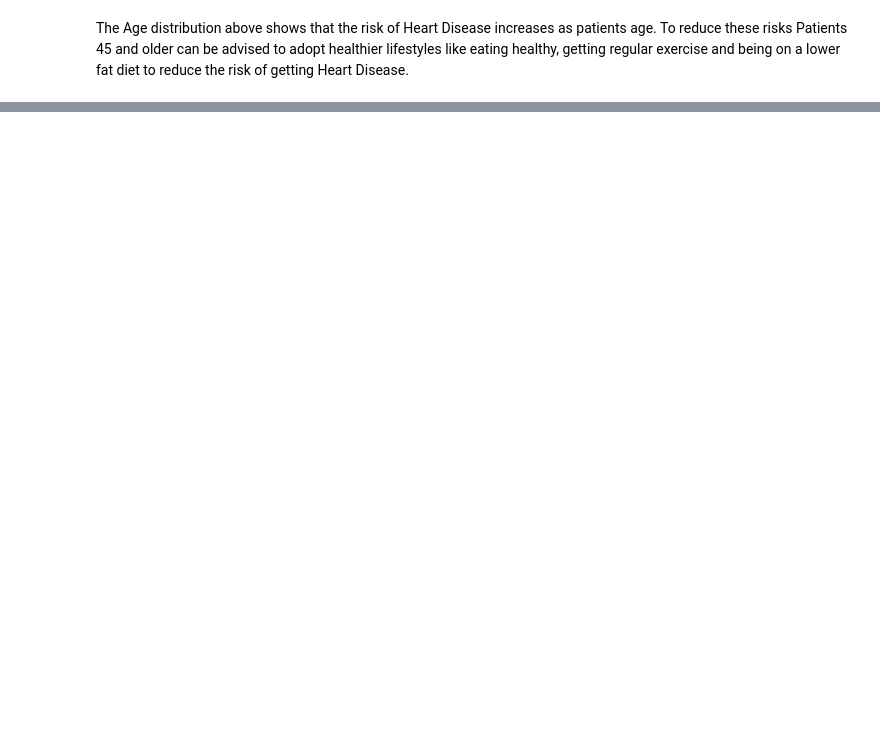
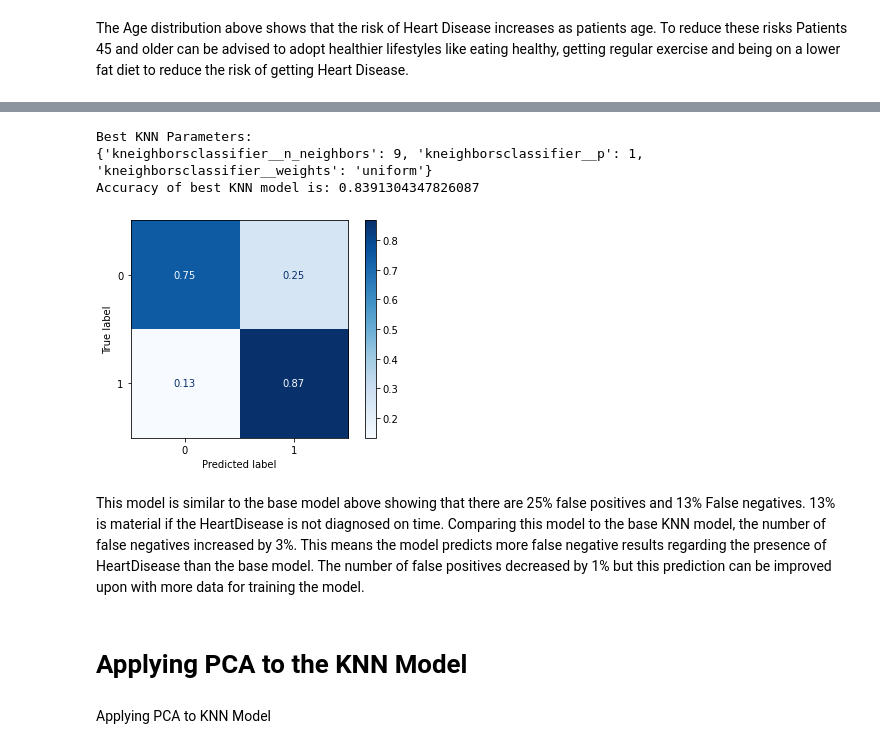
Before and after one commit to Swaghanaian/Heart-Disease, a Jupyter notebook: Project_2.ipynb, the cells around one changed output, grey strips where cells are left out. Saved outputs shown, nothing was run; the diff lists cells and outputs as text; code cells hidden in the pictures; blank space fills up the shorter version.

```diff
--- a/Project_2.ipynb
+++ b/Project_2.ipynb
@@ -224,0 +371,9 @@ The Age distribution above shows that the risk of Heart Disease increases as pat
+# %%
+#Define the hyperparameters to be tested
+knn_params = {'kneighborsclassifier__n_neighbors': range(1,10),
+              'kneighborsclassifier__p': range(1,5),
+              'kneighborsclassifier__weights': ['uniform']}
+# %%
+#Instantiate the Gridsearch with the KNN pipeline and the knn_params
+knn_gs = GridSearchCV(knn_pipe, knn_params)
+knn_gs.fit(X_train, y_train)
@@ -224,0 +395,31 @@ The Age distribution above shows that the risk of Heart Disease increases as pat
+# %%
+#To see which hyperparameters gave the best results
+print('Best KNN Parameters:')
+print(knn_gs.best_params_)
+best_knn_pipe = knn_gs.best_estimator_
+print(f'Accuracy of best KNN model is: {best_knn_pipe.score(X_test, y_test)}')
+# %% [output]
+Best KNN Parameters:
+{'kneighborsclassifier__n_neighbors': 9, 'kneighborsclassifier__p': 1, 'kneighborsclassifier__weights': 'uniform'}
+Accuracy of best KNN model is: 0.8391304347826087
+# %%
+#Instantiate final KNN Model
+final_knn = KNeighborsClassifier(n_neighbors = 9, p = 2, weights = 'uniform')
+final_knn_pipe = make_pipeline(column_transformer,final_knn)
+
+#fitting the final model
+final_knn_pipe.fit(X_train,y_train)
+
+# Predict final KNN model
+
+final_knn_train_preds = final_knn_pipe.predict(X_train)
+final_knn_test_preds = final_knn_pipe.predict(X_test)
+# %%
+#Using Confusion matrix to display predictions
+ConfusionMatrixDisplay.from_predictions(y_test,final_knn_test_preds, cmap = 'Blues',normalize='true');
+# %% [output]
+[figure, added]
+# %% [markdown]
+This model is similar to the base model above showing that there are 25% false positives and 13% False negatives. 13% is material if the HeartDisease is not diagnosed on time. Comparing this model to the base KNN model, the number of false negatives increased by 3%. This means the model predicts more false negative results regarding the presence of HeartDisease than the base model. The number of false positives decreased by 1% but this prediction can be improved upon with more data for training the model.
+# %% [markdown]
+# **Applying PCA to the KNN Model**
@@ -224,0 +431,2 @@ The Age distribution above shows that the risk of Heart Disease increases as pat
+# %% [markdown]
+Applying PCA to KNN Model
```
Also changed, not shown: parts of 88 cells of this notebook.
